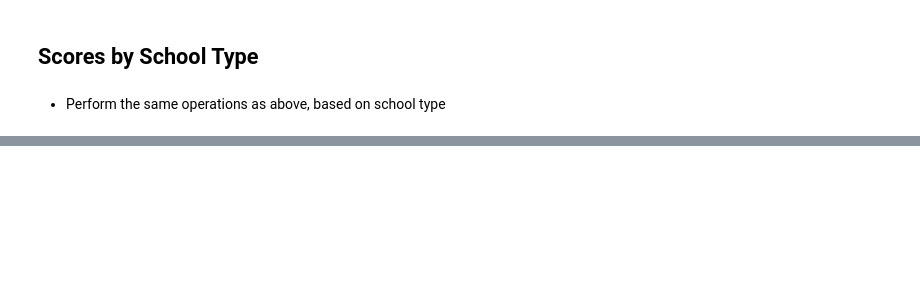
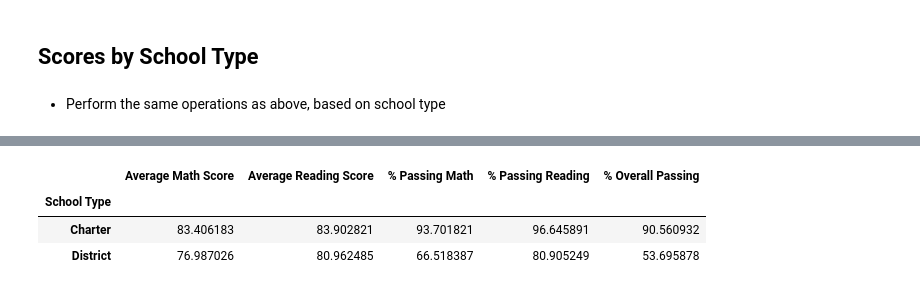
Before and after one commit to RH-cmd/pandas-challenge, a Jupyter notebook: PyCitySchools/PyCitySchools_starter.ipynb, the cells around one changed output, grey strips where cells are left out. Saved outputs shown, nothing was run; the diff lists cells and outputs as text; code cells hidden in the pictures; blank space fills up the shorter version.

```diff
--- a/PyCitySchools/PyCitySchools_starter.ipynb
+++ b/PyCitySchools/PyCitySchools_starter.ipynb
@@ -354,0 +382,34 @@ scores_by_school_spend_df
+# %%
+#Sort the dataframe to group by type of school
+schools_groupedby_type = school_merged_df.groupby("type")
+
+#Calculate the average math score by school type
+average_math_by_type = schools_groupedby_type["math_score"].mean()
+
+#Calculate the average reading score by school type
+average_reading_by_type = schools_groupedby_type["reading_score"].mean()
+
+#Calculate the percentage of students passing math by school type
+passing_math_by_type = school_merged_df[school_merged_df['math_score'] >= 70].groupby("type")['Student ID'].count() / schools_groupedby_type ["Student ID"].count() * 100
+
+#Calculate the percentage of students passing reading by school type
+passing_reading_by_type = school_merged_df[school_merged_df['reading_score'] >= 70].groupby("type")['Student ID'].count() / schools_groupedby_type ["Student ID"].count() * 100
+
+#Calculate the percentage of students passing overall (both math and reading) by school type
+passing_overall_by_type = school_merged_df[(school_merged_df['reading_score'] >= 70) & (school_merged_df['math_score'] >= 70)].groupby('type')['Student ID'].count() / schools_groupedby_type ["Student ID"].count() * 100
+
+#Create a dataframe displaying these results
+scores_by_school_type_df = pd.DataFrame({"Average Math Score": average_math_by_type,
+                                         "Average Reading Score": average_reading_by_type,
+                                         "% Passing Math": passing_math_by_type,
+                                         "% Passing Reading": passing_reading_by_type,
+                                         "% Overall Passing": passing_overall_by_type})
+
+#Format the dataframe to two decimal points and rename index name
+scores_by_school_type_df.index.name = "School Type"
+scores_by_school_type_df
+# %% [output]
+|  | Average Math Score | Average Reading Score | % Passing Math | % Passing Reading | % Overall Passing |
+| School Type |  |  |  |  |  |
+| Charter | 83.406183 | 83.902821 | 93.701821 | 96.645891 | 90.560932 |
+| District | 76.987026 | 80.962485 | 66.518387 | 80.905249 | 53.695878 |
```
Also changed, not shown: parts of 3 cells of this notebook.
